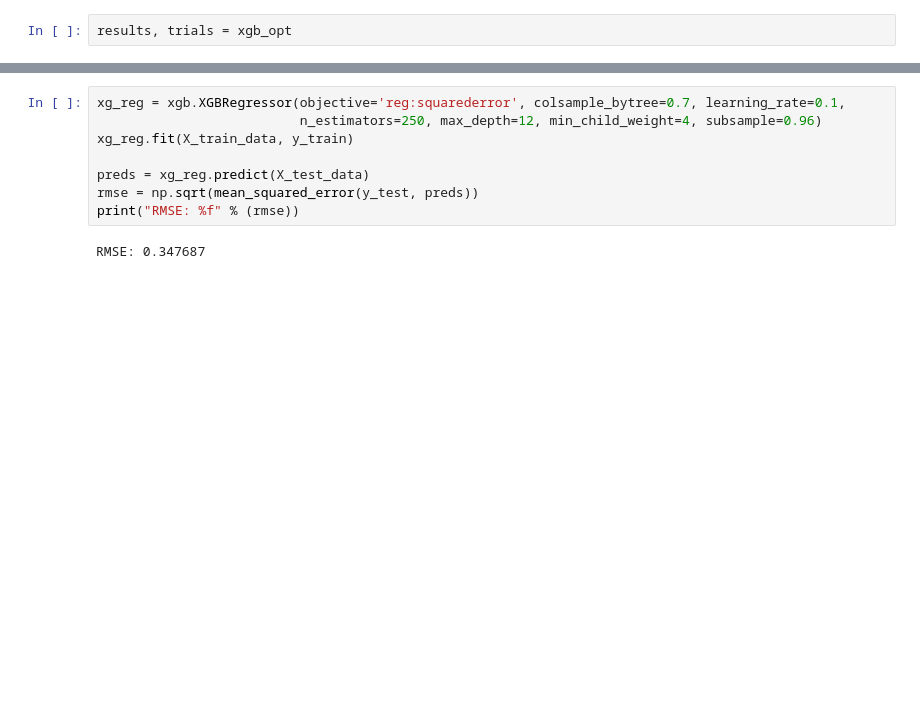
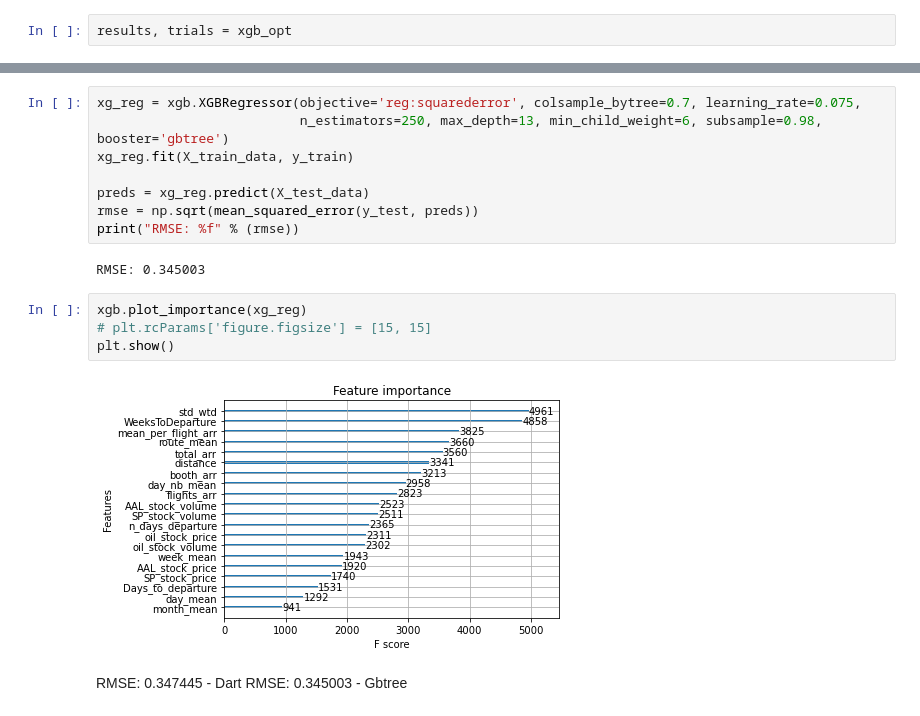
Before and after one commit to MaximeRedstone/air_traffic_project, a Jupyter notebook: src/modelling_xgboost_sklearn.ipynb, the cells around one changed output, grey strips where cells are left out. Cells and saved outputs as stored; diff of their text form; blank space fills up the shorter version.

```diff
--- a/src/modelling_xgboost_sklearn.ipynb
+++ b/src/modelling_xgboost_sklearn.ipynb
@@ -178,10 +181,19 @@ results
 # %%
-xg_reg = xgb.XGBRegressor(objective='reg:squarederror', colsample_bytree=0.7, learning_rate=0.1,
-                          n_estimators=250, max_depth=12, min_child_weight=4, subsample=0.96)
+xg_reg = xgb.XGBRegressor(objective='reg:squarederror', colsample_bytree=0.7, learning_rate=0.075,
+                          n_estimators=250, max_depth=13, min_child_weight=6, subsample=0.98, booster='gbtree')
 xg_reg.fit(X_train_data, y_train)
 
 preds = xg_reg.predict(X_test_data)
 rmse = np.sqrt(mean_squared_error(y_test, preds))
 print("RMSE: %f" % (rmse))
 # %% [output]
-RMSE: 0.347687
+RMSE: 0.345003
+# %%
+xgb.plot_importance(xg_reg)
+# plt.rcParams['figure.figsize'] = [15, 15]
+plt.show()
+# %% [output]
+[figure, added]
+# %% [markdown]
+RMSE: 0.347445 - Dart
+RMSE: 0.345003 - Gbtree
```
Also changed, not shown: parts of 5 cells of this notebook, 4 other files.
